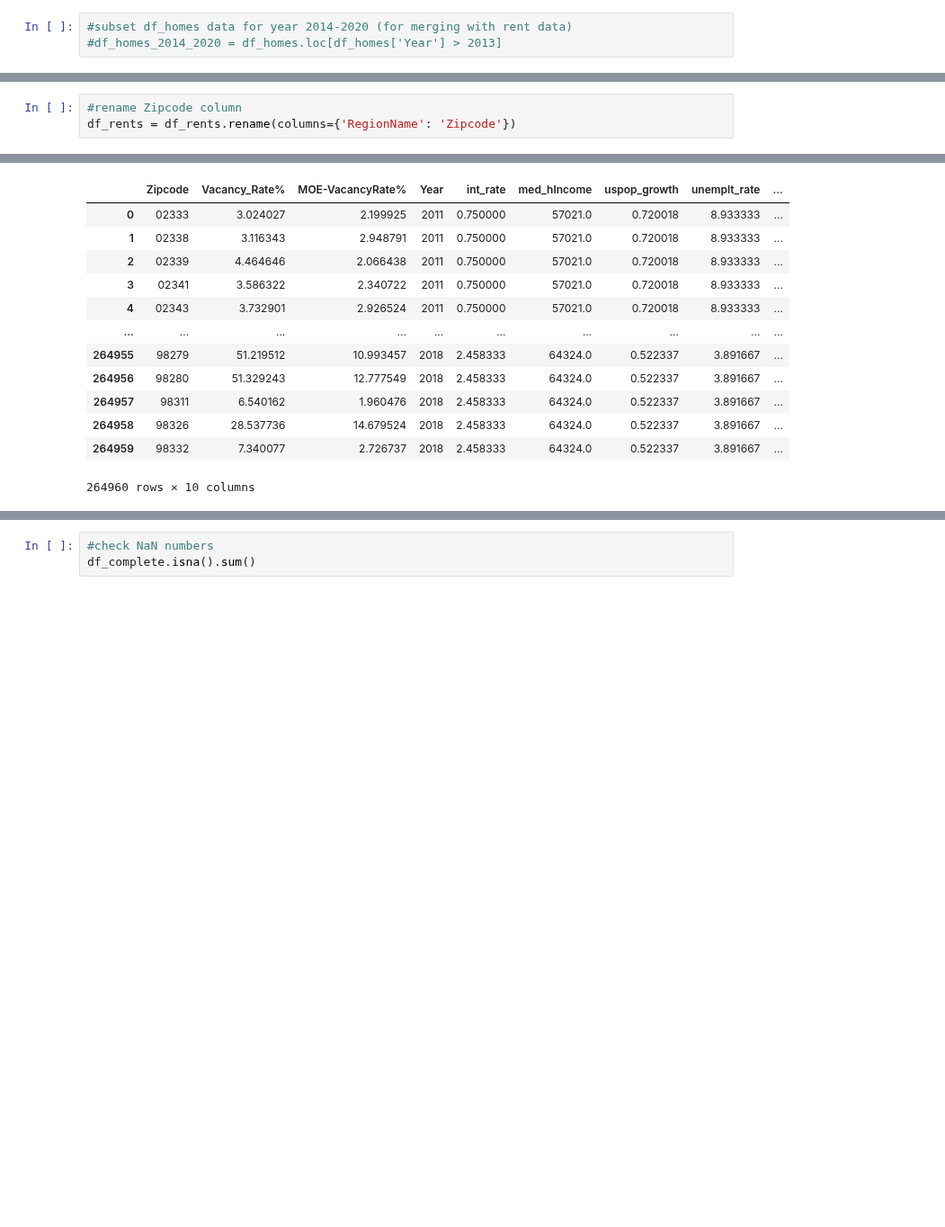
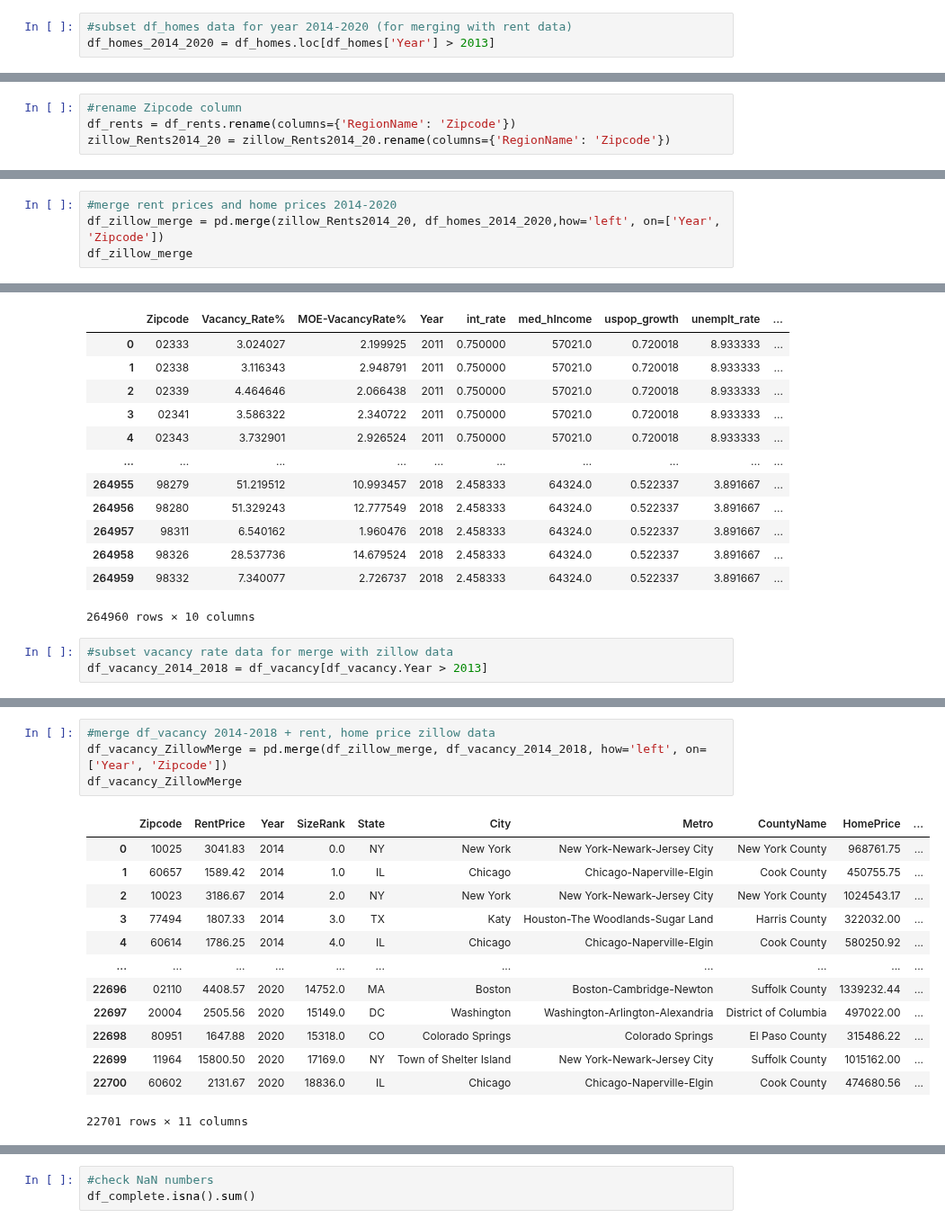
Before and after one commit to jjfrasca/Capstone_2, a Jupyter notebook: notebooks/3.0-jjf-data-wrangling-zipcodeMaster.ipynb, the cells around one changed output, grey strips where cells are left out. Shown at 90% size. Drawn from its saved outputs; the diff is of its cells as text; blank space fills up the shorter version.

Commit message:
wrangled zillow and vvacancy 2014-2020 data

```diff
--- a/notebooks/3.0-jjf-data-wrangling-zipcodeMaster.ipynb
+++ b/notebooks/3.0-jjf-data-wrangling-zipcodeMaster.ipynb
@@ -114,5 +116,5 @@ dtype: int64
 df_homes_2011_2018 = df_homes.loc[df_homes['Year'] < 2019]
 # %%
 #subset df_homes data for year 2014-2020 (for merging with rent data)
-#df_homes_2014_2020 = df_homes.loc[df_homes['Year'] > 2013]
+df_homes_2014_2020 = df_homes.loc[df_homes['Year'] > 2013]
 # %%
@@ -204,6 +252,7 @@ df_rents
 # %%
 #rename Zipcode column
 df_rents = df_rents.rename(columns={'RegionName': 'Zipcode'})
+zillow_Rents2014_20 = zillow_Rents2014_20.rename(columns={'RegionName': 'Zipcode'})
 # %%
 #check for % NaNs
 df_rents.isna().sum()/len(df_rents)*100
@@ -290,0 +415,4 @@ df_rent_merged_homes
+# %%
+#merge rent prices and home prices 2014-2020
+df_zillow_merge = pd.merge(zillow_Rents2014_20, df_homes_2014_2020,how='left', on=['Year', 'Zipcode'])
+df_zillow_merge
@@ -306,3 +462,6 @@ df_vacany_merged_fred
 | 264958 | 98326 | 28.537736 | 14.679524 | 2018 | 2.458333 | 64324.0 | 0.522337 | 3.891667 | ... |
 | 264959 | 98332 | 7.340077 | 2.726737 | 2018 | 2.458333 | 64324.0 | 0.522337 | 3.891667 | ... |
 264960 rows × 10 columns
+# %%
+#subset vacancy rate data for merge with zillow data
+df_vacancy_2014_2018 = df_vacancy[df_vacancy.Year > 2013]
@@ -309 +493,19 @@ df_vacany_merged_fred
+# %%
+#merge df_vacancy 2014-2018 + rent, home price zillow data
+df_vacancy_ZillowMerge = pd.merge(df_zillow_merge, df_vacancy_2014_2018, how='left', on=['Year', 'Zipcode'])
+df_vacancy_ZillowMerge
+# %% [output]
+|  | Zipcode | RentPrice | Year | SizeRank | State | City | Metro | CountyName | HomePrice | ... |
+| 0 | 10025 | 3041.83 | 2014 | 0.0 | NY | New York | New York-Newark-Jersey City | New York County | 968761.75 | ... |
+| 1 | 60657 | 1589.42 | 2014 | 1.0 | IL | Chicago | Chicago-Naperville-Elgin | Cook County | 450755.75 | ... |
+| 2 | 10023 | 3186.67 | 2014 | 2.0 | NY | New York | New York-Newark-Jersey City | New York County | 1024543.17 | ... |
+| 3 | 77494 | 1807.33 | 2014 | 3.0 | TX | Katy | Houston-The Woodlands-Sugar Land | Harris County | 322032.00 | ... |
+| 4 | 60614 | 1786.25 | 2014 | 4.0 | IL | Chicago | Chicago-Naperville-Elgin | Cook County | 580250.92 | ... |
+| ... | ... | ... | ... | ... | ... | ... | ... | ... | ... | ... |
+| 22696 | 02110 | 4408.57 | 2020 | 14752.0 | MA | Boston | Boston-Cambridge-Newton | Suffolk County | 1339232.44 | ... |
+| 22697 | 20004 | 2505.56 | 2020 | 15149.0 | DC | Washington | Washington-Arlington-Alexandria | District of Columbia | 497022.00 | ... |
+| 22698 | 80951 | 1647.88 | 2020 | 15318.0 | CO | Colorado Springs | Colorado Springs | El Paso County | 315486.22 | ... |
+| 22699 | 11964 | 15800.50 | 2020 | 17169.0 | NY | Town of Shelter Island | New York-Newark-Jersey City | Suffolk County | 1015162.00 | ... |
+| 22700 | 60602 | 2131.67 | 2020 | 18836.0 | IL | Chicago | Chicago-Naperville-Elgin | Cook County | 474680.56 | ... |
+22701 rows × 11 columns
 # %%
```
Also changed, not shown: parts of 29 cells of this notebook, 1 other file.
